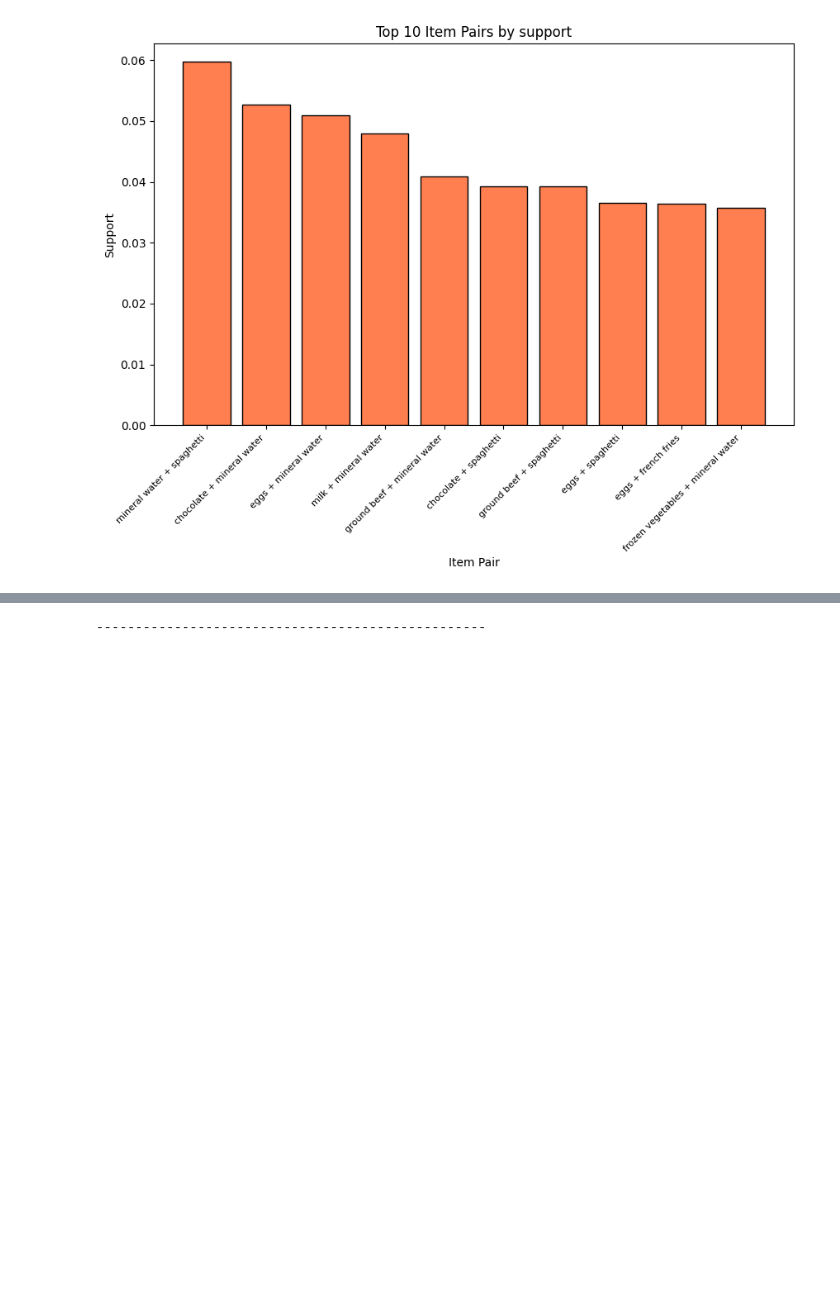
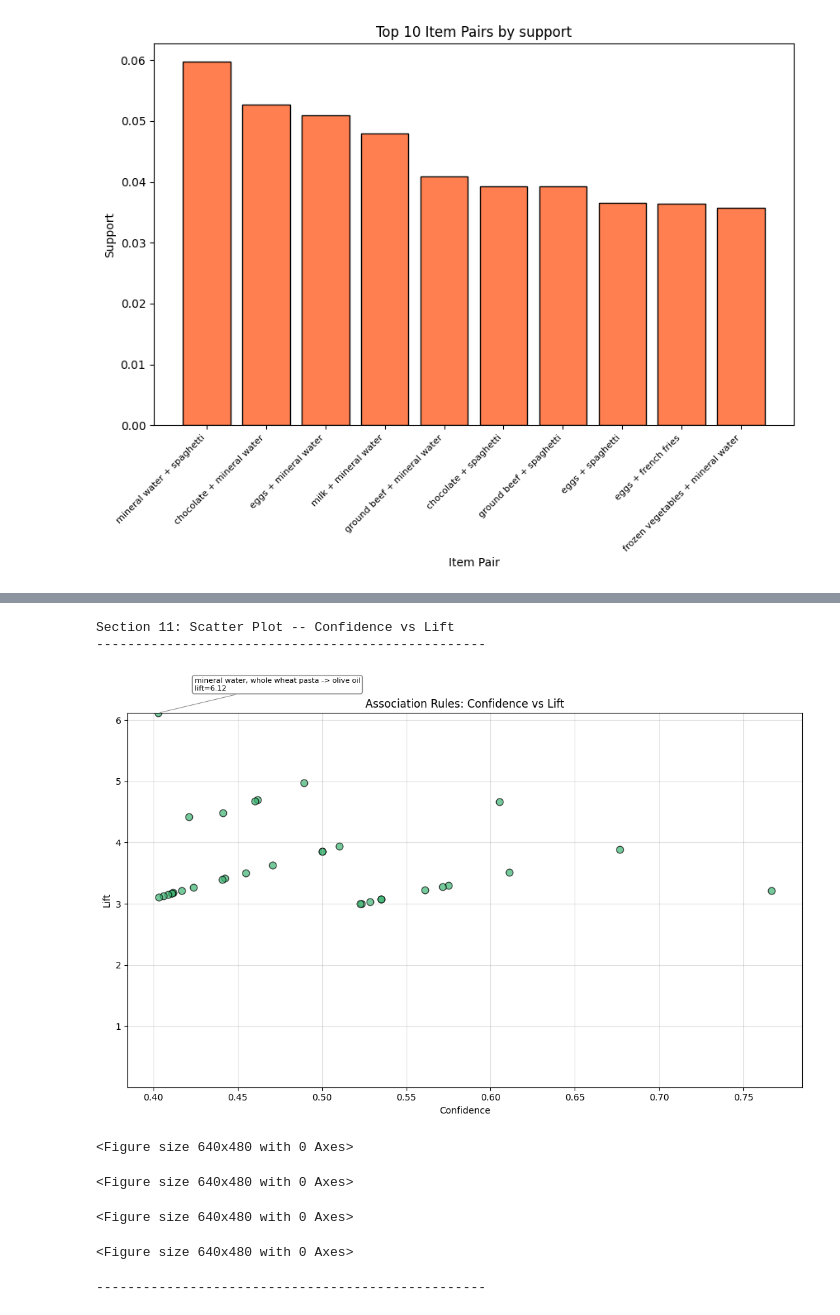
Before and after one commit to POTATO0826/Data-Mining-Assignment-2-, a Jupyter notebook: Data-Mining-Assignment2-1.ipynb, the cells around one changed output, grey strips where cells are left out. Saved outputs shown, nothing was run; the diff lists cells and outputs as text; code cells hidden in the pictures; blank space fills up the shorter version.

Commit message:
Feat: Section 10 was updated

```diff
--- a/Data-Mining-Assignment2-1.ipynb
+++ b/Data-Mining-Assignment2-1.ipynb
@@ -379,38 +387,45 @@ Section 10: Scatter Plot - Support vs Confidence
 # %%
 #Section 11 -- Scatter plot: Confidence vs Lift
 print("Section 11: Scatter Plot -- Confidence vs Lift")
 print("-" * 50)
 
-fig, ax = plt.subplots(figsize=(11, 7))
-ax.scatter(rules_df['confidence'], rules_df['lift'],
-           alpha=0.7, edgecolors='k', color='mediumseagreen', s=60)
+fig, ax = plt.subplots(figsize=(11,7))
+ax.scatter(rules_df['confidence'], rules_df['lift'], alpha=0.7, edgecolors='k', color='mediumseagreen', s=60)
 ax.set_xlabel('Confidence')
 ax.set_ylabel('Lift')
 ax.set_title('Association Rules: Confidence vs Lift')
 ax.grid(True, alpha=0.4)
 
-# Make some space for upper part
-y_min, y_max = rules_df['lift'].min(), rules_df['lift'].max()
-ax.set_ylim(y_min - 0.3, y_max + 1.0)
+#Make some space for upper part
+y_min,ymax = rules_df['lift'].min(), rules_df['lift'].max()
+ax.set_ylim(y_min-3, ymax*1.0)
 
-# Stagger label offsets so the three rules near confidence ~0.46 don't overlap
-label_offsets = [(40, 25), (40, -35), (-120, 35), (50, -45), (-150, -25)]
+#Stagger label offsets so the three rules near confidence ~0.46 don't overlap
+label_offsets = [(40,25), (40,35),(-120,35), (50,-45), (-150, -25)]
 
-for (_, row), (dx, dy) in zip(top5.iterrows(), label_offsets):
-    label = f"{row['antecedent_item']} -> {row['consequent_item']}\nlift={row['lift']:.2f}"
-    ax.annotate(
-        label,
-        xy=(row['confidence'], row['lift']),
-        xytext=(dx, dy),
-        textcoords="offset points",
-        fontsize=8,
-        bbox=dict(boxstyle="round,pad=0.3", facecolor="white", edgecolor="gray", alpha=0.9),
-        arrowprops=dict(arrowstyle="-", color="gray", lw=0.7),
+for(_, row), (dx, dy) in zip(top5 .iterrows(), label_offsets):
+ label=f"{row['antecedent_item']} -> {row['consequent_item']}\nlift={row['lift']:.2f}"
+ ax.annotate(
+            label,
+                xy=(row['confidence'], row['lift']),
+                xytext= (dx, dy),
+                textcoords="offset points",
+                fontsize=8,
+                bbox=dict(boxstyle="round,pad=0.3",facecolor="white", edgecolor="gray", alpha=0.9),
+                arrowprops=dict(arrowstyle="-", color='gray', lw=0.7),
     )
 
-plt.tight_layout()
-plt.savefig('section11_confidence_vs_lift.png', bbox_inches='tight')
-plt.show()
+ plt.tight_layout()
+ plt.savefig('Section11_confidence_vs_lift.png', bbox_inches='tight')
+ plt.show()
+# %% [output]
+Section 11: Scatter Plot -- Confidence vs Lift
+--------------------------------------------------
+[figure, added]
+<Figure size 640x480 with 0 Axes>
+<Figure size 640x480 with 0 Axes>
+<Figure size 640x480 with 0 Axes>
+<Figure size 640x480 with 0 Axes>
 # %%
 print("-" * 50)
 
```
Also changed, not shown: parts of 1 cell of this notebook, 3 other files.
